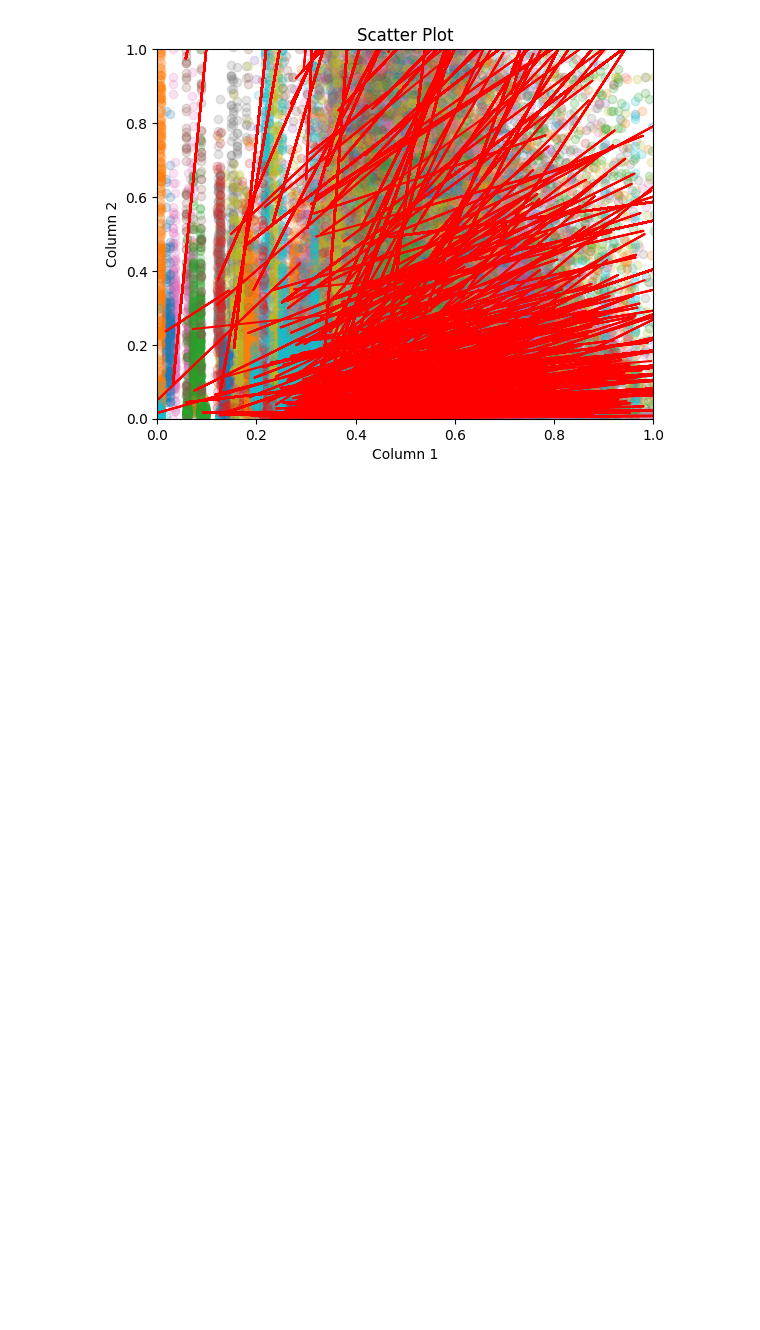
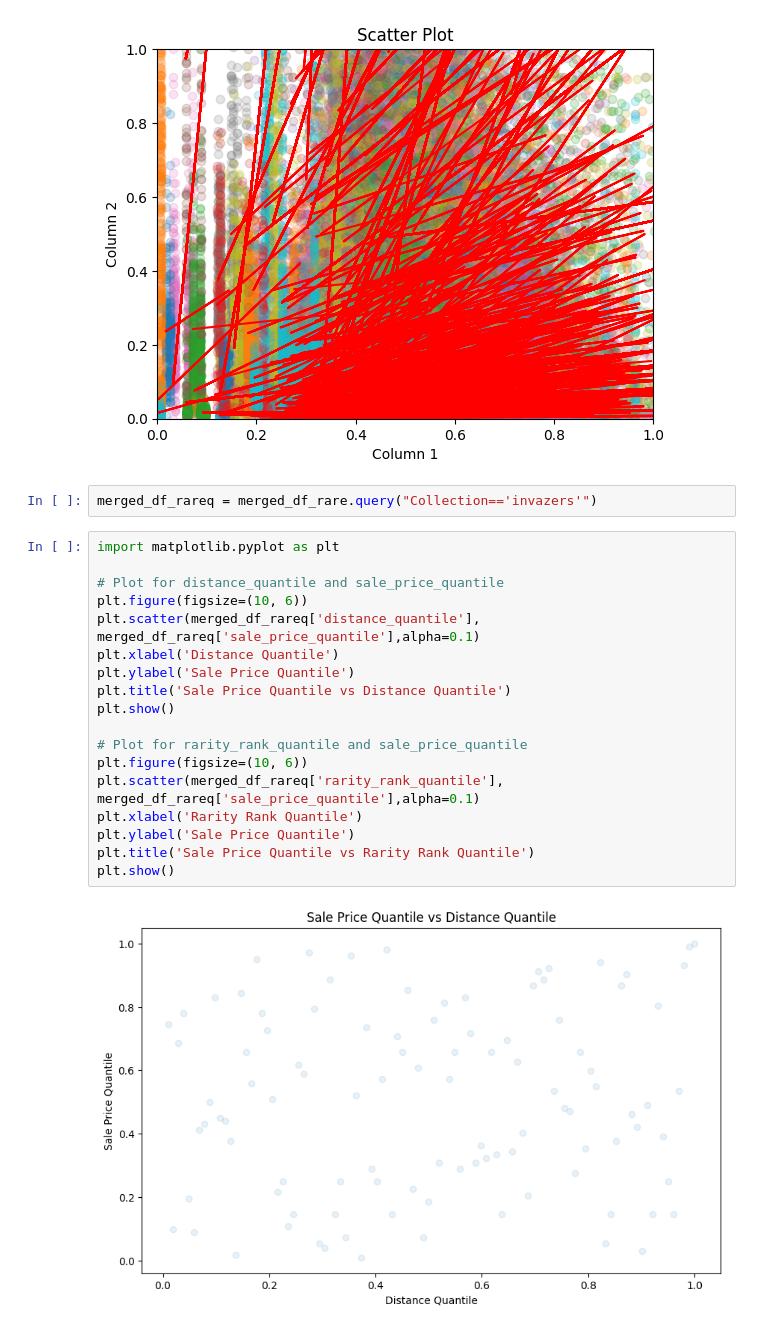
Before and after one commit to narunraman/nft_research, a Jupyter notebook: snob_effect/Snob_effect_analysis.ipynb, the cells around one changed output. Saved outputs shown, nothing was run; the diff lists cells and outputs as text; blank space fills up the shorter version.

```diff
--- a/snob_effect/Snob_effect_analysis.ipynb
+++ b/snob_effect/Snob_effect_analysis.ipynb
@@ -921,3 +922,25 @@ Collection: yeetsnft, Correlation: 0.1124643800664704, P-Value:0.016044166107013
 [0.09902511 0.13108323 0.17755125 0.23703671 0.39868372]
 0.20362054911274374
 [figure]
+# %%
+merged_df_rareq = merged_df_rare.query("Collection=='invazers'")
+# %%
+import matplotlib.pyplot as plt
+
+# Plot for distance_quantile and sale_price_quantile
+plt.figure(figsize=(10, 6))
+plt.scatter(merged_df_rareq['distance_quantile'], merged_df_rareq['sale_price_quantile'],alpha=0.1)
+plt.xlabel('Distance Quantile')
+plt.ylabel('Sale Price Quantile')
+plt.title('Sale Price Quantile vs Distance Quantile')
+plt.show()
+
+# Plot for rarity_rank_quantile and sale_price_quantile
+plt.figure(figsize=(10, 6))
+plt.scatter(merged_df_rareq['rarity_rank_quantile'], merged_df_rareq['sale_price_quantile'],alpha=0.1)
+plt.xlabel('Rarity Rank Quantile')
+plt.ylabel('Sale Price Quantile')
+plt.title('Sale Price Quantile vs Rarity Rank Quantile')
+plt.show()
+# %% [output]
+[figure, added]
```
Also changed, not shown: parts of 8 cells of this notebook, 19 other files.
